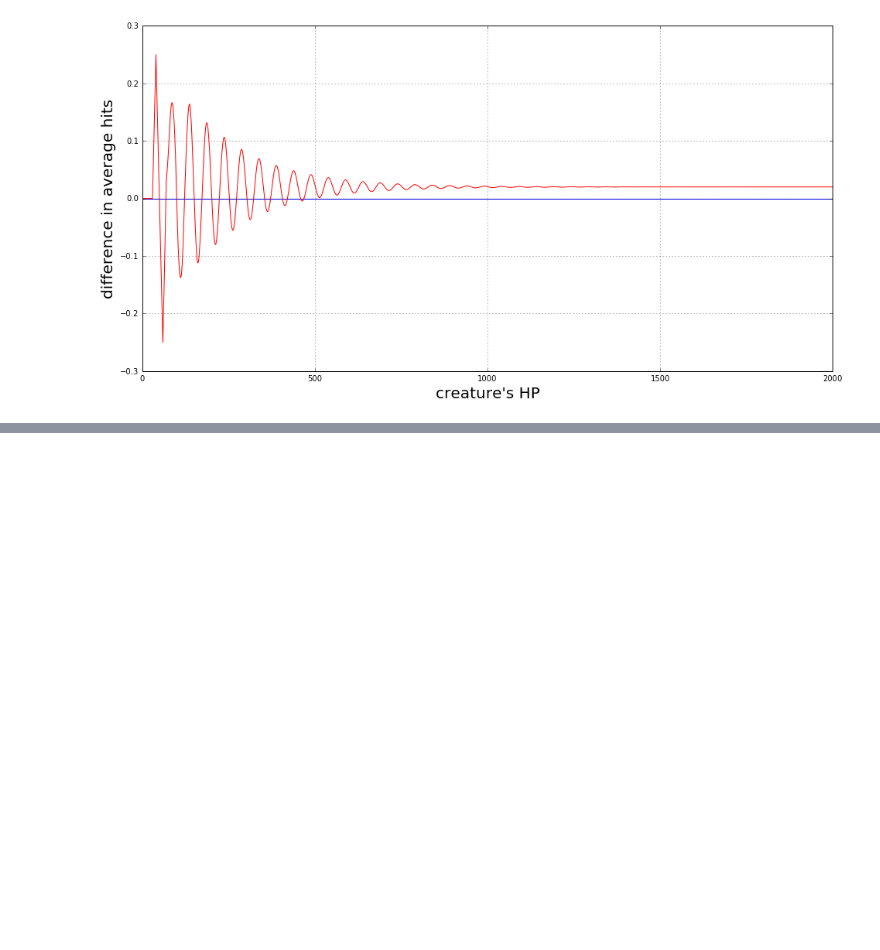
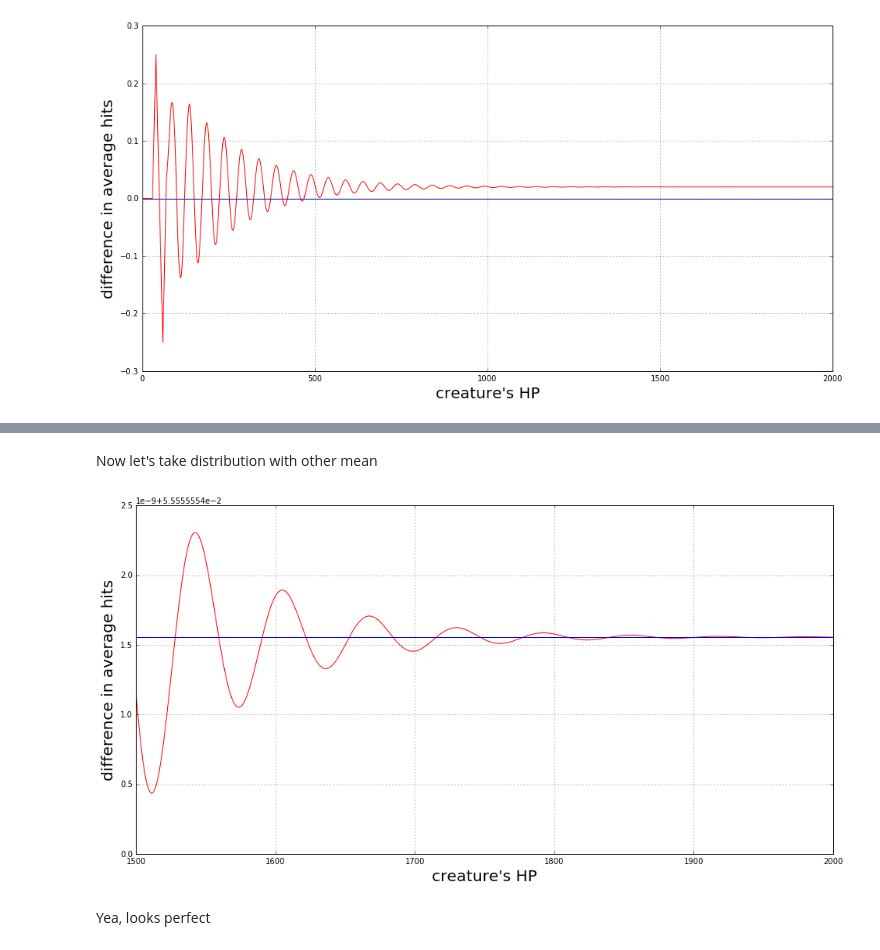
Before and after one commit to necludov/two-swords, a Jupyter notebook: post.ipynb, the cells around one changed output, grey strips where cells are left out. Drawn from its saved outputs; the diff is of its cells as text; code cells hidden in the pictures; blank space fills up the shorter version.

```diff
--- a/post.ipynb
+++ b/post.ipynb
@@ -297,0 +353,21 @@ plt.grid()
+# %% [markdown]
+Now let's take distribution with other mean
+# %%
+hp_array = np.arange(1500, 2001)
+a = 20.
+b = 100.
+c = 40.
+d = 80.
+
+avg_hits_blue, avg_hits_red = calc_avg_hits(a,b,c,d,hp_array)
+# %%
+figsize(16,8)
+plt.plot(hp_array, (avg_hits_red - avg_hits_blue), 'r')
+plt.axhline(magic_formula(a,b,c,d))
+plt.xlabel('creature\'s HP', size=20)
+plt.ylabel('difference in average hits', size=20)
+plt.grid()
+# %% [output]
+[figure, added]
+# %% [markdown]
+Yea, looks perfect
```
Also changed, not shown: parts of 18 cells of this notebook.
